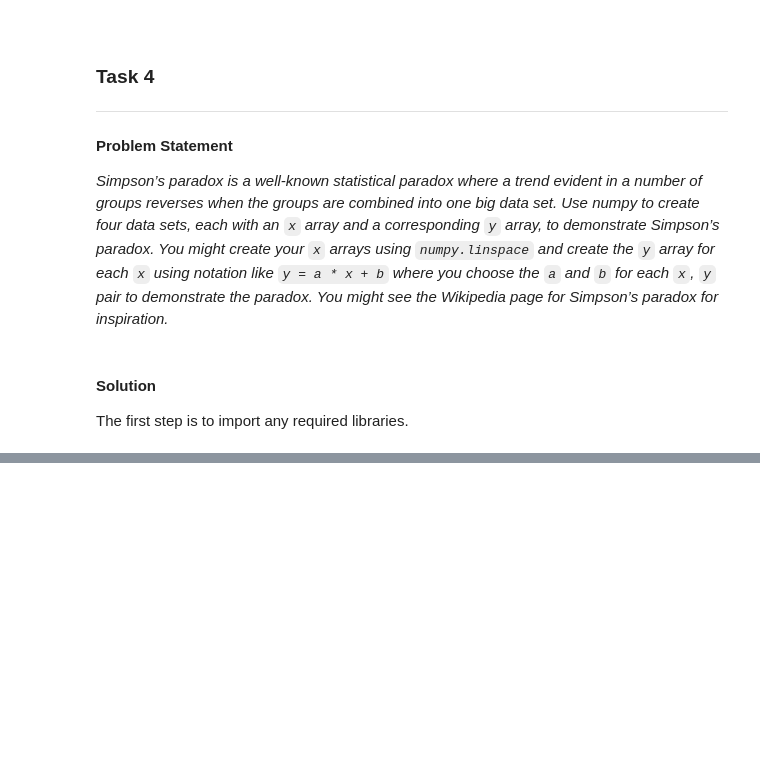
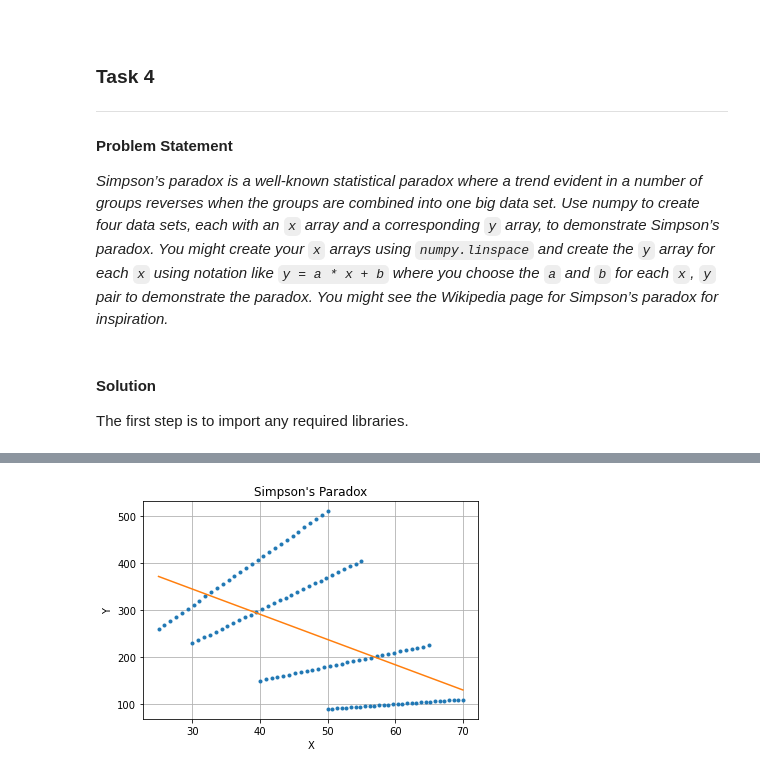
Before and after one commit to GaryLocke91/52446_fundamentals_tasks, a Jupyter notebook: 52446_fundamentals_tasks.ipynb, the cells around one changed output, grey strips where cells are left out. Drawn from its saved outputs; the diff is of its cells as text; code cells hidden in the pictures; blank space fills up the shorter version.

```diff
--- a/52446_fundamentals_tasks.ipynb
+++ b/52446_fundamentals_tasks.ipynb
@@ -297,0 +299,9 @@ plt.grid()
+# %%
+x_combined = np.concatenate([x1, x2, x3, x4])
+y_combined = np.concatenate([y1, y2, y3, y4])
+plt.plot(x_combined, y_combined, marker='.', linestyle= "None")
+plt.plot(np.unique(x_combined), np.poly1d(np.polyfit(x_combined, y_combined, 1))(np.unique(x_combined)))
+plt.xlabel("X"), plt.ylabel("Y"), plt.title("Simpson's Paradox")
+plt.grid()
+# %% [output]
+[figure, added]
```
Also changed, not shown: parts of 2 cells of this notebook.
